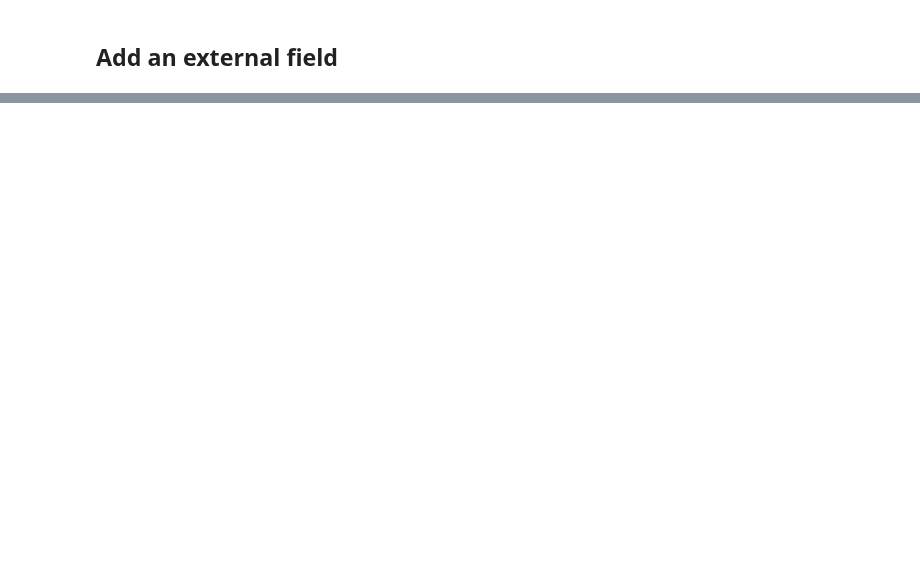
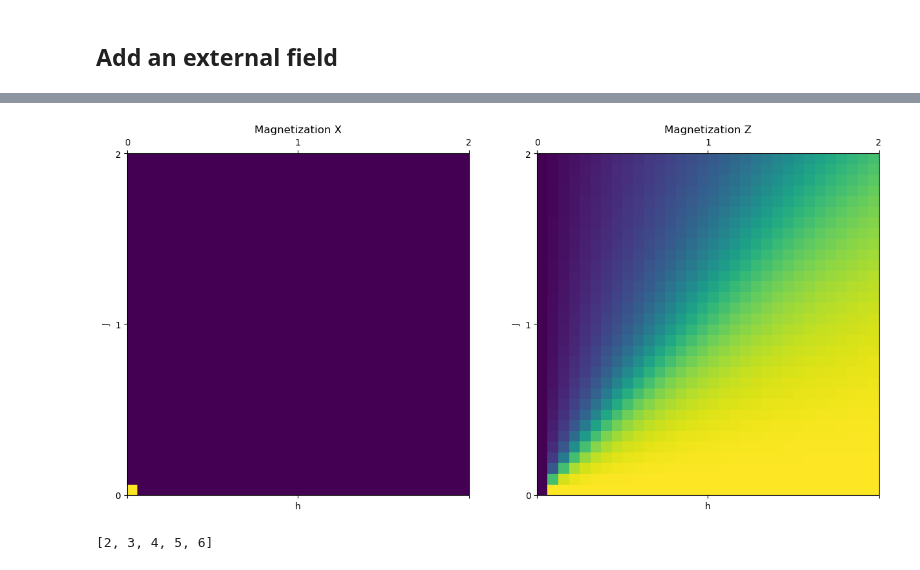
Before and after one commit to Fradm98/qs-mps, a Jupyter notebook: src/qs_mps/applications/CLUSTER/exact_diag.ipynb, the cells around one changed output, grey strips where cells are left out. Drawn from its saved outputs; the diff is of its cells as text; code cells hidden in the pictures; blank space fills up the shorter version.

```diff
--- a/src/qs_mps/applications/CLUSTER/exact_diag.ipynb
+++ b/src/qs_mps/applications/CLUSTER/exact_diag.ipynb
@@ -189 +131,17 @@ h: 0.0, J: 2.0
+# %%
+params = [[j,h] for j in grid_j for h in grid_j]
+params_extent = np.concatenate([np.min(params, axis=0), np.max(params, axis=0)])
+params_extent = tuple(params_extent[[0, 2, 1, 3]])
+
+fig, ax = plt.subplots(1,2, figsize=(15,10))
+ax[0].matshow(mag_x, origin='lower', extent=params_extent)
+ax[0].set_title("Magnetization X")
+ax[0].set_xlabel("h")
+ax[0].set_ylabel("J")
+ax[1].matshow(mag_z, origin='lower', extent=params_extent)
+ax[1].set_title("Magnetization Z")
+ax[1].set_xlabel("h")
+ax[1].set_ylabel("J");
+# %% [output]
+[figure, added]
 # %%
@@ -191,0 +150,16 @@ np.save(f"{path_rdms}/results/data/X_1-rdms_Cluster_L_15_h-J_0.0-2.0_delta_32_de
+# %%
+L = 9
+s = 5
+arr = [L//2]
+for i in range(s-1):
+    if i%2==0:
+        arr+=[arr[0]-1]
+        arr.sort()
+    else:
+        arr+=[arr[-1]+1]
+        arr.sort()
+
+arr.sort()
+arr
+# %% [output]
+[2, 3, 4, 5, 6]
```
Also changed, not shown: parts of 10 cells of this notebook, 7 other files.
